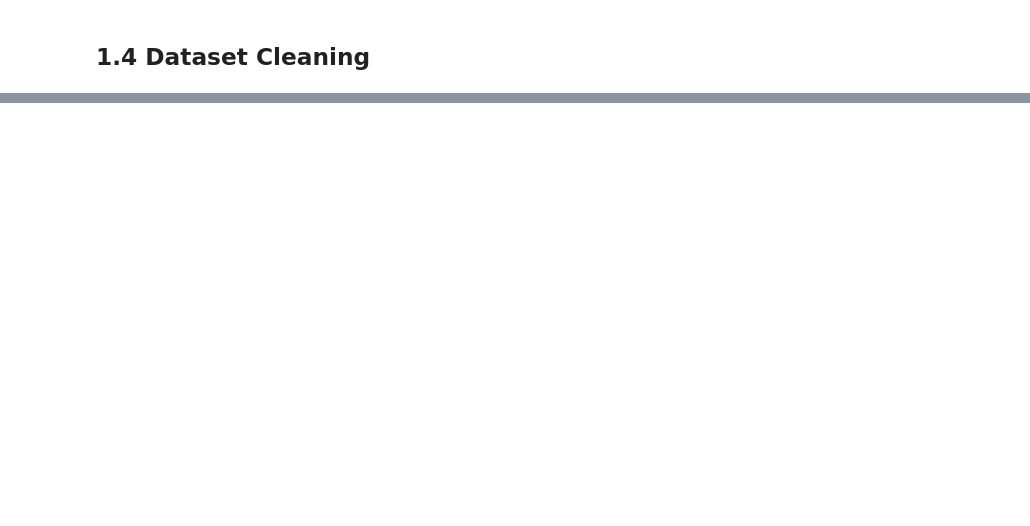
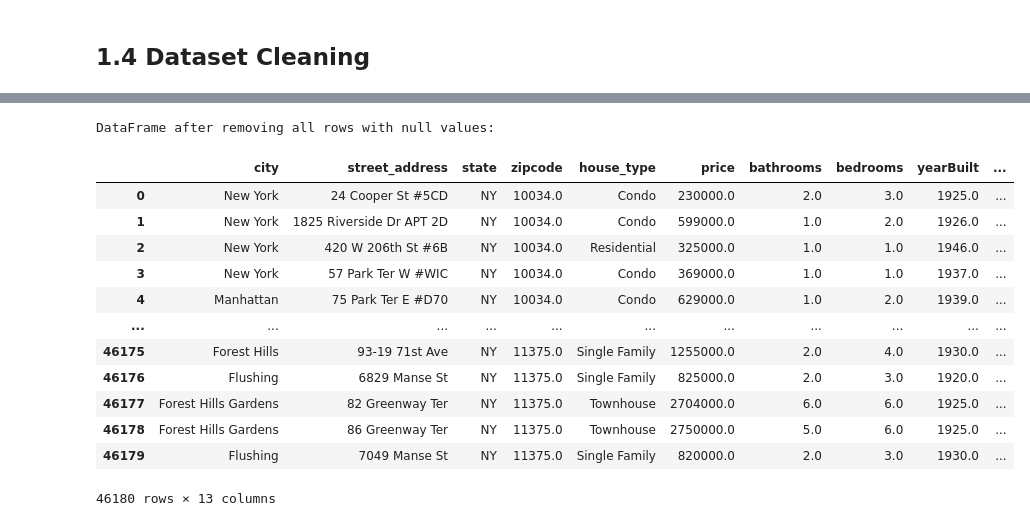
Before and after one commit to Hdubbs81/RealEstate-Insight-Capstone, a Jupyter notebook: 1. RealEstate_Insight_Data_Wrangling.ipynb, the cells around one changed output, grey strips where cells are left out. Saved outputs shown, nothing was run; the diff lists cells and outputs as text; code cells hidden in the pictures; blank space fills up the shorter version.

```diff
--- a/1. RealEstate_Insight_Data_Wrangling.ipynb
+++ b/1. RealEstate_Insight_Data_Wrangling.ipynb
@@ -261,0 +254,25 @@ memory usage: 772.0+ KB
+# %%
+# Remove all rows with any null values
+df_3 = df_2.dropna()
+
+# Reset the index
+df_3.reset_index(drop=True, inplace=True)
+
+# Display the result
+print("DataFrame after removing all rows with null values:")
+df_3
+# %% [output]
+DataFrame after removing all rows with null values:
+|  | city | street_address | state | zipcode | house_type | price | bathrooms | bedrooms | yearBuilt | ... |
+| 0 | New York | 24 Cooper St #5CD | NY | 10034.0 | Condo | 230000.0 | 2.0 | 3.0 | 1925.0 | ... |
+| 1 | New York | 1825 Riverside Dr APT 2D | NY | 10034.0 | Condo | 599000.0 | 1.0 | 2.0 | 1926.0 | ... |
+| 2 | New York | 420 W 206th St #6B | NY | 10034.0 | Residential | 325000.0 | 1.0 | 1.0 | 1946.0 | ... |
+| 3 | New York | 57 Park Ter W #WIC | NY | 10034.0 | Condo | 369000.0 | 1.0 | 1.0 | 1937.0 | ... |
+| 4 | Manhattan | 75 Park Ter E #D70 | NY | 10034.0 | Condo | 629000.0 | 1.0 | 2.0 | 1939.0 | ... |
+| ... | ... | ... | ... | ... | ... | ... | ... | ... | ... | ... |
+| 46175 | Forest Hills | 93-19 71st Ave | NY | 11375.0 | Single Family | 1255000.0 | 2.0 | 4.0 | 1930.0 | ... |
+| 46176 | Flushing | 6829 Manse St | NY | 11375.0 | Single Family | 825000.0 | 2.0 | 3.0 | 1920.0 | ... |
+| 46177 | Forest Hills Gardens | 82 Greenway Ter | NY | 11375.0 | Townhouse | 2704000.0 | 6.0 | 6.0 | 1925.0 | ... |
+| 46178 | Forest Hills Gardens | 86 Greenway Ter | NY | 11375.0 | Townhouse | 2750000.0 | 5.0 | 6.0 | 1925.0 | ... |
+| 46179 | Flushing | 7049 Manse St | NY | 11375.0 | Single Family | 820000.0 | 2.0 | 3.0 | 1930.0 | ... |
+46180 rows × 13 columns
```
Also changed, not shown: parts of 56 cells of this notebook.
